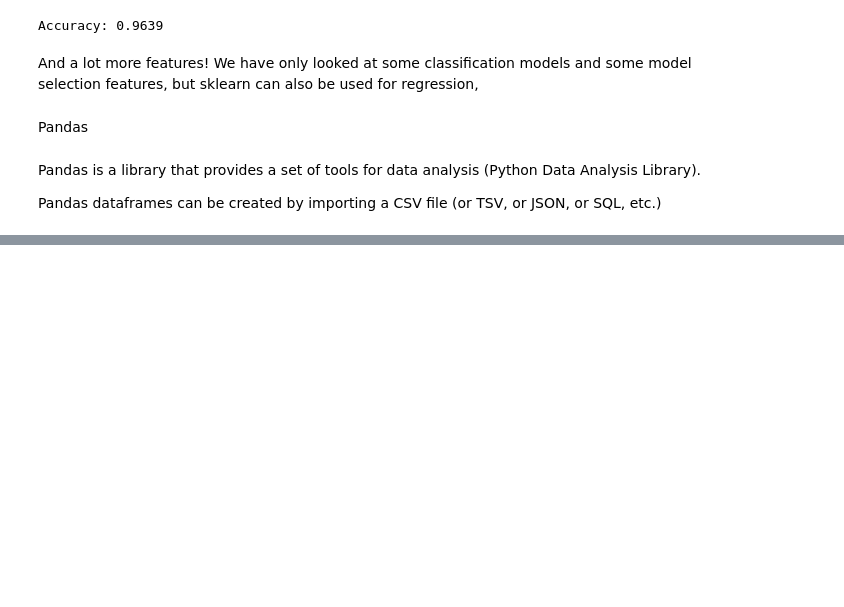
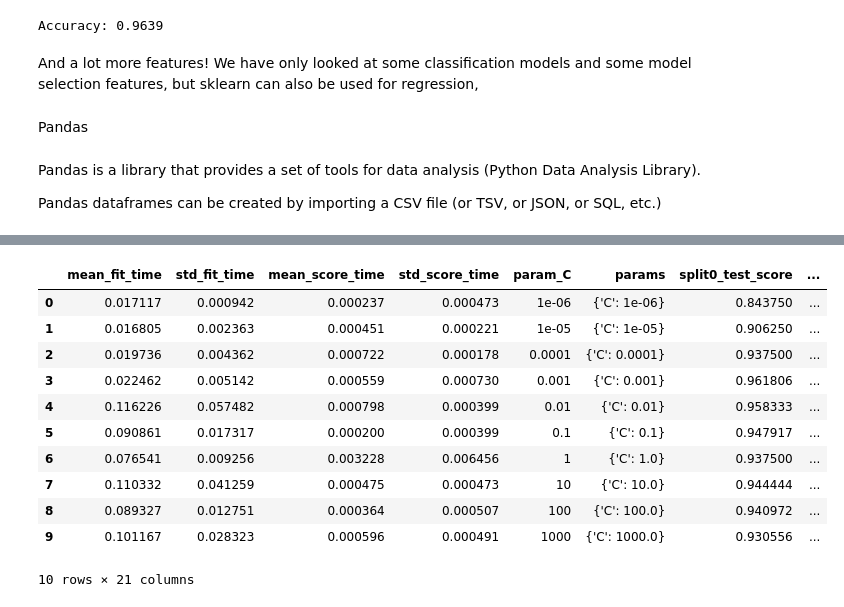
Before and after one commit to Youssra1999/ML_Projects, a Jupyter notebook: ML_Tutorials.ipynb, the cells around one changed output, grey strips where cells are left out. Saved outputs shown, nothing was run; the diff lists cells and outputs as text; code cells hidden in the pictures; blank space fills up the shorter version.

```diff
--- a/ML_Tutorials.ipynb
+++ b/ML_Tutorials.ipynb
@@ -441,0 +462,16 @@ Pandas dataframes can be created by importing a CSV file (or TSV, or JSON, or SQ
+# %%
+df = pd.DataFrame(grid_search.cv_results_)
+df
+# %% [output]
+|  | mean_fit_time | std_fit_time | mean_score_time | std_score_time | param_C | params | split0_test_score | ... |
+| 0 | 0.017117 | 0.000942 | 0.000237 | 0.000473 | 1e-06 | {'C': 1e-06} | 0.843750 | ... |
+| 1 | 0.016805 | 0.002363 | 0.000451 | 0.000221 | 1e-05 | {'C': 1e-05} | 0.906250 | ... |
+| 2 | 0.019736 | 0.004362 | 0.000722 | 0.000178 | 0.0001 | {'C': 0.0001} | 0.937500 | ... |
+| 3 | 0.022462 | 0.005142 | 0.000559 | 0.000730 | 0.001 | {'C': 0.001} | 0.961806 | ... |
+| 4 | 0.116226 | 0.057482 | 0.000798 | 0.000399 | 0.01 | {'C': 0.01} | 0.958333 | ... |
+| 5 | 0.090861 | 0.017317 | 0.000200 | 0.000399 | 0.1 | {'C': 0.1} | 0.947917 | ... |
+| 6 | 0.076541 | 0.009256 | 0.003228 | 0.006456 | 1 | {'C': 1.0} | 0.937500 | ... |
+| 7 | 0.110332 | 0.041259 | 0.000475 | 0.000473 | 10 | {'C': 10.0} | 0.944444 | ... |
+| 8 | 0.089327 | 0.012751 | 0.000364 | 0.000507 | 100 | {'C': 100.0} | 0.940972 | ... |
+| 9 | 0.101167 | 0.028323 | 0.000596 | 0.000491 | 1000 | {'C': 1000.0} | 0.930556 | ... |
+10 rows × 21 columns
```
Also changed, not shown: parts of 3 cells of this notebook.
